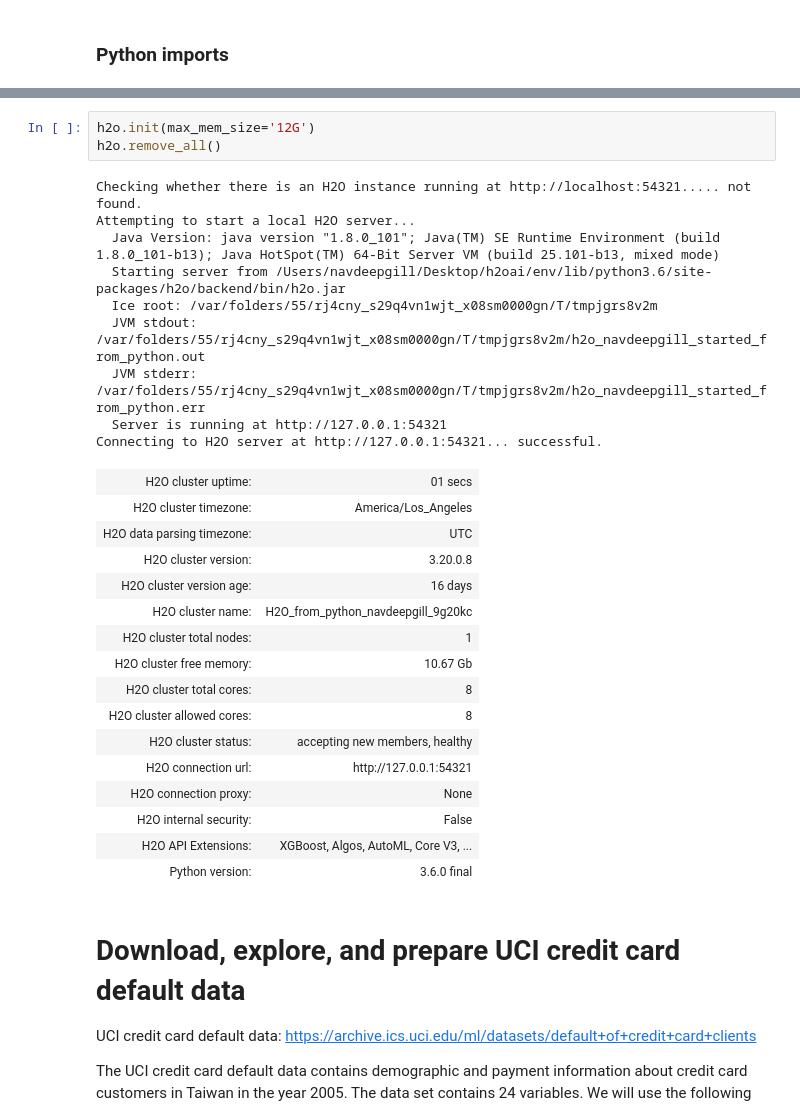
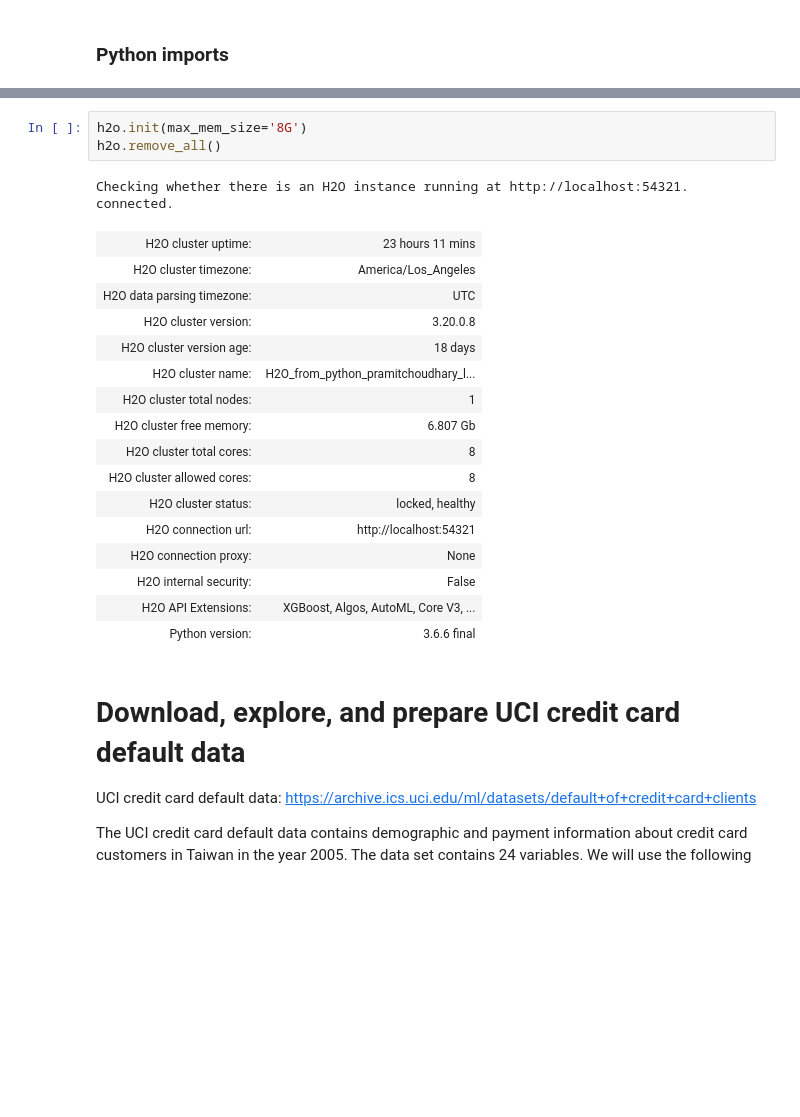
Before and after one commit to navdeep-G/interpretable-ml, a Jupyter notebook: notebooks/credit/multinomial/xgb_credit_multinomial_shap_pdp_ice.ipynb, the cells around one changed output, grey strips where cells are left out. Drawn from its saved outputs; the diff is of its cells as text; blank space fills up the shorter version.

```diff
--- a/notebooks/credit/multinomial/xgb_credit_multinomial_shap_pdp_ice.ipynb
+++ b/notebooks/credit/multinomial/xgb_credit_multinomial_shap_pdp_ice.ipynb
@@ -36,32 +36,24 @@ Current working directory is /Users/navdeepgill/Desktop/interpretable-ml/noteboo
 # %%
-h2o.init(max_mem_size='12G')
+h2o.init(max_mem_size='8G')
 h2o.remove_all()
 # %% [output]
-Checking whether there is an H2O instance running at http://localhost:54321..... not found.
-Attempting to start a local H2O server...
-  Java Version: java version "1.8.0_101"; Java(TM) SE Runtime Environment (build 1.8.0_101-b13); Java HotSpot(TM) 64-Bit Server VM (build 25.101-b13, mixed mode)
-  Starting server from /Users/navdeepgill/Desktop/h2oai/env/lib/python3.6/site-packages/h2o/backend/bin/h2o.jar
-  Ice root: /var/folders/55/rj4cny_s29q4vn1wjt_x08sm0000gn/T/tmpjgrs8v2m
-  JVM stdout: /var/folders/55/rj4cny_s29q4vn1wjt_x08sm0000gn/T/tmpjgrs8v2m/h2o_navdeepgill_started_from_python.out
-  JVM stderr: /var/folders/55/rj4cny_s29q4vn1wjt_x08sm0000gn/T/tmpjgrs8v2m/h2o_navdeepgill_started_from_python.err
-  Server is running at http://127.0.0.1:54321
-Connecting to H2O server at http://127.0.0.1:54321... successful.
+Checking whether there is an H2O instance running at http://localhost:54321. connected.
-| H2O cluster uptime: | 01 secs |
+| H2O cluster uptime: | 23 hours 11 mins |
 | H2O cluster timezone: | America/Los_Angeles |
 | H2O data parsing timezone: | UTC |
 | H2O cluster version: | 3.20.0.8 |
-| H2O cluster version age: | 16 days |
-| H2O cluster name: | H2O_from_python_navdeepgill_9g20kc |
+| H2O cluster version age: | 18 days |
+| H2O cluster name: | H2O_from_python_pramitchoudhary_l... |
 | H2O cluster total nodes: | 1 |
-| H2O cluster free memory: | 10.67 Gb |
+| H2O cluster free memory: | 6.807 Gb |
 | H2O cluster total cores: | 8 |
 | H2O cluster allowed cores: | 8 |
-| H2O cluster status: | accepting new members, healthy |
-| H2O connection url: | http://127.0.0.1:54321 |
+| H2O cluster status: | locked, healthy |
+| H2O connection url: | http://localhost:54321 |
 | H2O connection proxy: | None |
 | H2O internal security: | False |
 | H2O API Extensions: | XGBoost, Algos, AutoML, Core V3, ... |
-| Python version: | 3.6.0 final |
+| Python version: | 3.6.6 final |
 # %% [markdown]
 # Download, explore, and prepare UCI credit card default data
 
```
Also changed, not shown: parts of 27 cells of this notebook.
